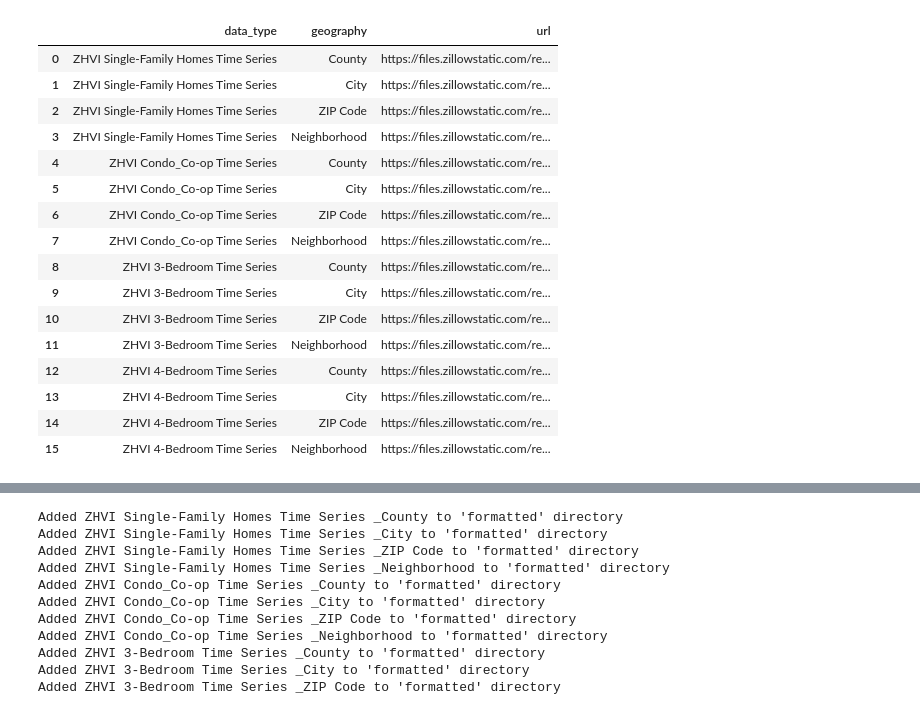
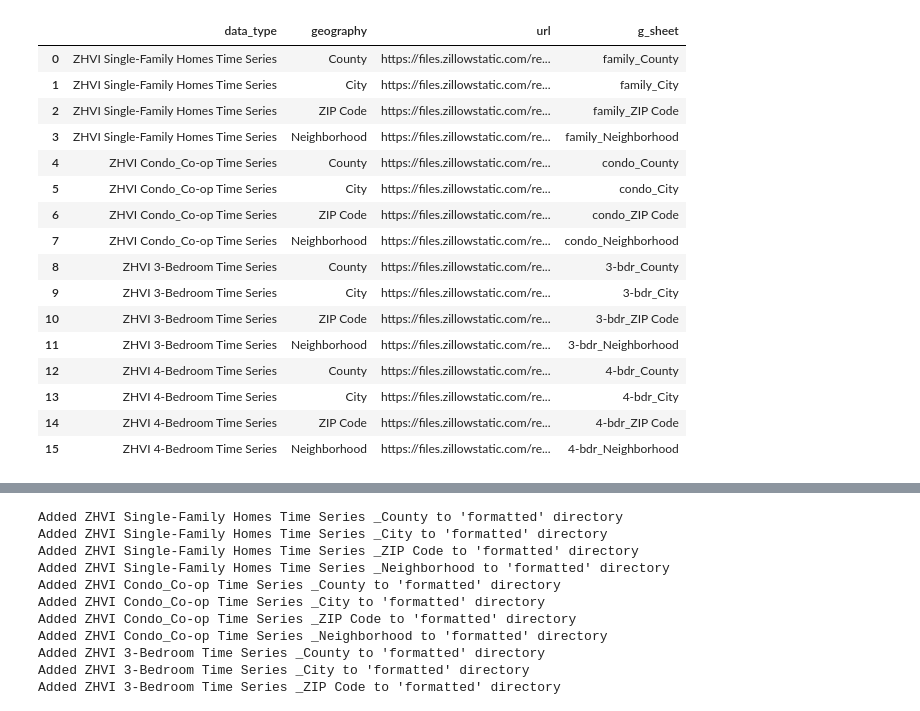
Before and after one commit to ryann-green/ga-housing, a Jupyter notebook: notebooks/zillow_data.ipynb, the cells around one changed output, grey strips where cells are left out. Saved outputs shown, nothing was run; the diff lists cells and outputs as text; code cells hidden in the pictures.

```diff
--- a/notebooks/zillow_data.ipynb
+++ b/notebooks/zillow_data.ipynb
@@ -1,6 +1,7 @@
 # %%
 import pandas as pd
 import requests
+import time
 
 
 data_types=["ZHVI Single-Family Homes Time Series ($)","ZHVI Condo\\/Co-op Time Series ($)","ZHVI 3-Bedroom Time Series ($)","ZHVI 4-Bedroom Time Series ($)"]
@@ -9,39 +10,43 @@ data = {"HOME VALUES":{"ZHVI All Homes (SFR, Condo\/Co-op) Time Series, Smoothed
 
-
+d=["family","condo","3-bdr","4-bdr"]
 # import pprint
 # from pprint import PrettyPrinter as pp
 
 # pprint.pprint(data['HOME VALUES'])
-
+i=0
 housing_data=[]
 for item in data_types:
+    g=0
     for geography in geographies:
         row={}
         if geography in data["HOME VALUES"][item]:
             row['data_type']=item.replace('\\', '').replace('($)', '').replace('/', '_')
             row['geography']=geography
             row['url']=data["HOME VALUES"][item][geography].replace('\\', '')
+            row['g_sheet']=f"{d[i]}_{geographies[g]}"
 
         housing_data.append(row)
+        g+=1
+    i+=1
 
 data_df=pd.DataFrame(housing_data)
 data_df.to_csv("../outputs/data_map.csv")
 data_df
 # %% [output]
-|  | data_type | geography | url |
-| 0 | ZHVI Single-Family Homes Time Series | County | https://files.zillowstatic.com/re... |
-| 1 | ZHVI Single-Family Homes Time Series | City | https://files.zillowstatic.com/re... |
-| 2 | ZHVI Single-Family Homes Time Series | ZIP Code | https://files.zillowstatic.com/re... |
-| 3 | ZHVI Single-Family Homes Time Series | Neighborhood | https://files.zillowstatic.com/re... |
-| 4 | ZHVI Condo_Co-op Time Series | County | https://files.zillowstatic.com/re... |
-| 5 | ZHVI Condo_Co-op Time Series | City | https://files.zillowstatic.com/re... |
-| 6 | ZHVI Condo_Co-op Time Series | ZIP Code | https://files.zillowstatic.com/re... |
-| 7 | ZHVI Condo_Co-op Time Series | Neighborhood | https://files.zillowstatic.com/re... |
-| 8 | ZHVI 3-Bedroom Time Series | County | https://files.zillowstatic.com/re... |
-| 9 | ZHVI 3-Bedroom Time Series | City | https://files.zillowstatic.com/re... |
-| 10 | ZHVI 3-Bedroom Time Series | ZIP Code | https://files.zillowstatic.com/re... |
-| 11 | ZHVI 3-Bedroom Time Series | Neighborhood | https://files.zillowstatic.com/re... |
-| 12 | ZHVI 4-Bedroom Time Series | County | https://files.zillowstatic.com/re... |
-| 13 | ZHVI 4-Bedroom Time Series | City | https://files.zillowstatic.com/re... |
-| 14 | ZHVI 4-Bedroom Time Series | ZIP Code | https://files.zillowstatic.com/re... |
-| 15 | ZHVI 4-Bedroom Time Series | Neighborhood | https://files.zillowstatic.com/re... |
+|  | data_type | geography | url | g_sheet |
+| 0 | ZHVI Single-Family Homes Time Series | County | https://files.zillowstatic.com/re... | family_County |
+| 1 | ZHVI Single-Family Homes Time Series | City | https://files.zillowstatic.com/re... | family_City |
+| 2 | ZHVI Single-Family Homes Time Series | ZIP Code | https://files.zillowstatic.com/re... | family_ZIP Code |
+| 3 | ZHVI Single-Family Homes Time Series | Neighborhood | https://files.zillowstatic.com/re... | family_Neighborhood |
+| 4 | ZHVI Condo_Co-op Time Series | County | https://files.zillowstatic.com/re... | condo_County |
+| 5 | ZHVI Condo_Co-op Time Series | City | https://files.zillowstatic.com/re... | condo_City |
+| 6 | ZHVI Condo_Co-op Time Series | ZIP Code | https://files.zillowstatic.com/re... | condo_ZIP Code |
+| 7 | ZHVI Condo_Co-op Time Series | Neighborhood | https://files.zillowstatic.com/re... | condo_Neighborhood |
+| 8 | ZHVI 3-Bedroom Time Series | County | https://files.zillowstatic.com/re... | 3-bdr_County |
+| 9 | ZHVI 3-Bedroom Time Series | City | https://files.zillowstatic.com/re... | 3-bdr_City |
+| 10 | ZHVI 3-Bedroom Time Series | ZIP Code | https://files.zillowstatic.com/re... | 3-bdr_ZIP Code |
+| 11 | ZHVI 3-Bedroom Time Series | Neighborhood | https://files.zillowstatic.com/re... | 3-bdr_Neighborhood |
+| 12 | ZHVI 4-Bedroom Time Series | County | https://files.zillowstatic.com/re... | 4-bdr_County |
+| 13 | ZHVI 4-Bedroom Time Series | City | https://files.zillowstatic.com/re... | 4-bdr_City |
+| 14 | ZHVI 4-Bedroom Time Series | ZIP Code | https://files.zillowstatic.com/re... | 4-bdr_ZIP Code |
+| 15 | ZHVI 4-Bedroom Time Series | Neighborhood | https://files.zillowstatic.com/re... | 4-bdr_Neighborhood |
```
Also changed, not shown: parts of 9 cells of this notebook.
